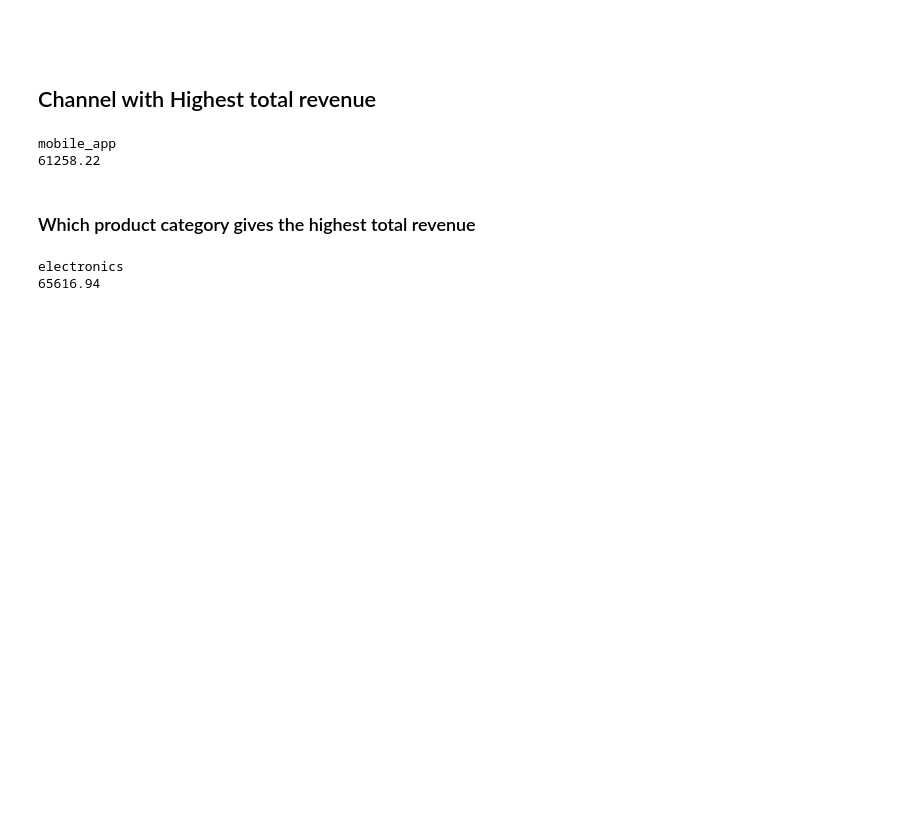
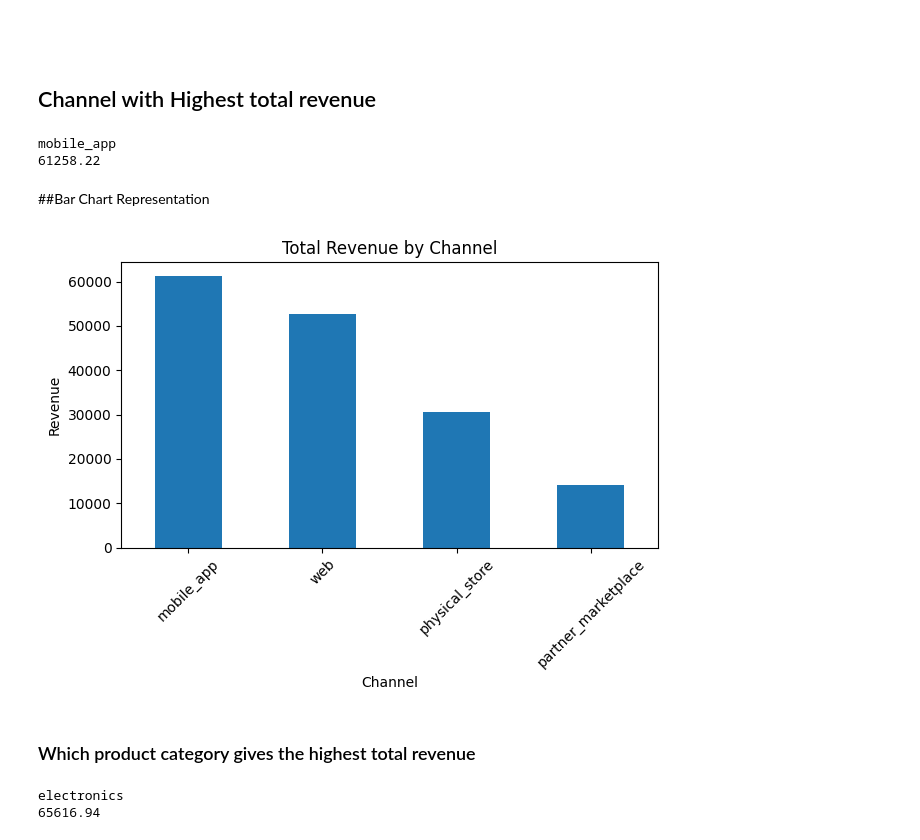
Before and after one commit to EzinneUfondu/Big-Data-, a Jupyter notebook: customer_behaviour.ipynb, the cells around one changed output. Cells and saved outputs as stored; diff of their text form; code cells hidden in the pictures; blank space fills up the shorter version.

```diff
--- a/customer_behaviour.ipynb
+++ b/customer_behaviour.ipynb
@@ -6,7 +6,7 @@ import numpy as np
 # %% [markdown]
 # Import data
 # %%
-customer= pd.read_csv('customer_events_lab.csv')
+customer= pd.read_csv('/customer_events_lab.csv')
 customer.head(10)
 # %% [output]
 |  | event_time | customer_id | country | channel | device | category | action | price | quantity | discount | ... |
@@ -107,6 +107,20 @@ print (highest_revenue)
 # %% [output]
 mobile_app
 61258.22
+# %% [markdown]
+##Bar Chart Representation
+# %%
+channel_revenue = customer.groupby('channel')['revenue'].sum().sort_values(ascending=False)
+
+
+channel_revenue.plot(kind='bar')
+plt.title('Total Revenue by Channel')
+plt.xlabel('Channel')
+plt.ylabel('Revenue')
+plt.xticks(rotation=45)
+plt.tight_layout()
+# %% [output]
+[figure, added]
 # %% [markdown]
 ### Which product category gives the highest total revenue
 # %%
```
Also changed, not shown: parts of 4 cells of this notebook.
